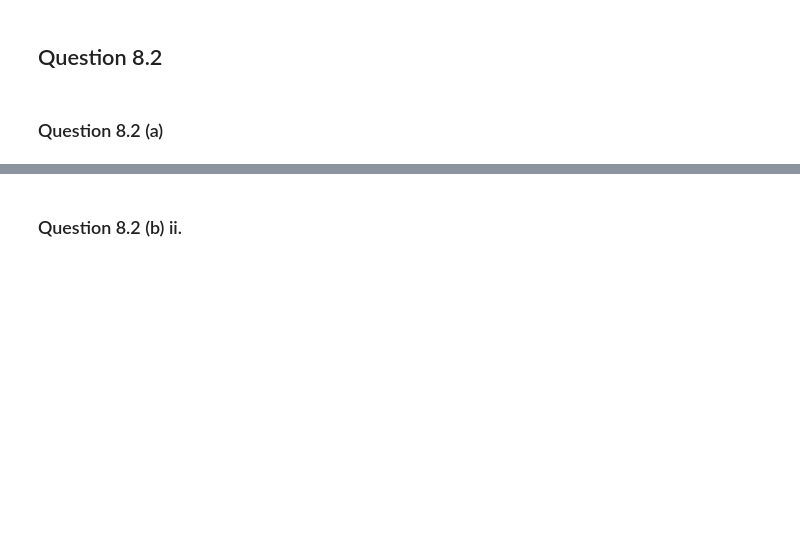
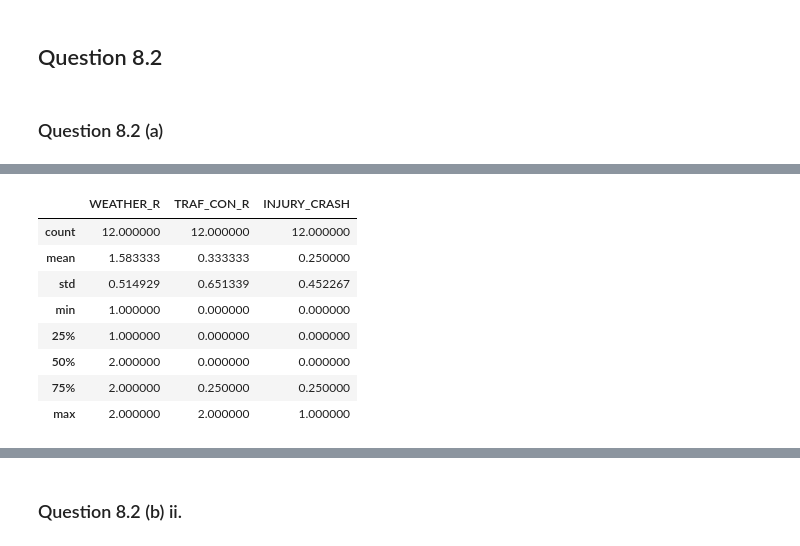
Before and after one commit to JonathanJohann/Independent_Research, a Jupyter notebook: 15.0621 Data Mining Assignment 2.ipynb, the cells around one changed output, grey strips where cells are left out. Cells and saved outputs as stored; diff of their text form; code cells hidden in the pictures; blank space fills up the shorter version.

```diff
--- a/15.0621 Data Mining Assignment 2.ipynb
+++ b/15.0621 Data Mining Assignment 2.ipynb
@@ -231,0 +248,13 @@ For k = 2 , predicted value is: [ 14.64]
+# %%
+q82bi = accidents[['WEATHER_R','TRAF_CON_R','INJURY_CRASH']].head(12)
+q82bi.describe()
+# %% [output]
+|  | WEATHER_R | TRAF_CON_R | INJURY_CRASH |
+| count | 12.000000 | 12.000000 | 12.000000 |
+| mean | 1.583333 | 0.333333 | 0.250000 |
+| std | 0.514929 | 0.651339 | 0.452267 |
+| min | 1.000000 | 0.000000 | 0.000000 |
+| 25% | 1.000000 | 0.000000 | 0.000000 |
+| 50% | 2.000000 | 0.000000 | 0.000000 |
+| 75% | 2.000000 | 0.250000 | 0.250000 |
+| max | 2.000000 | 2.000000 | 1.000000 |
```
Also changed, not shown: parts of 15 cells of this notebook.
